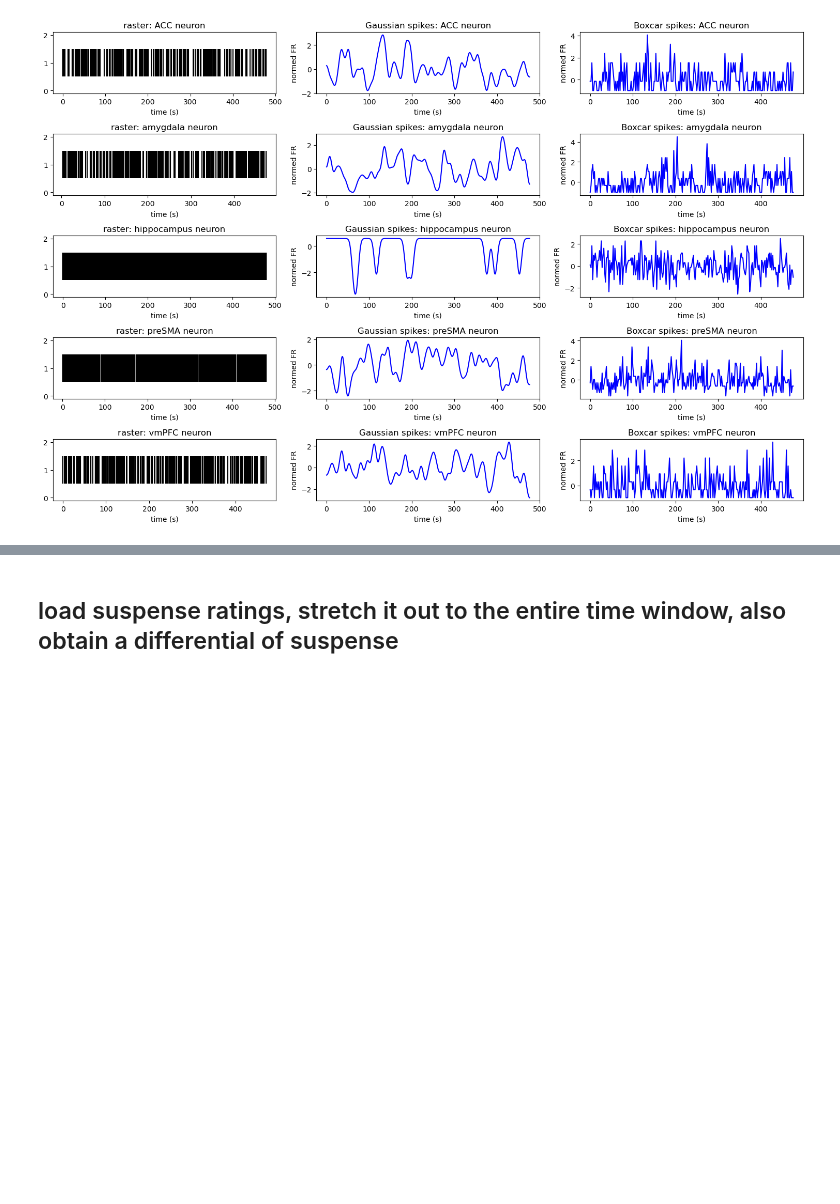
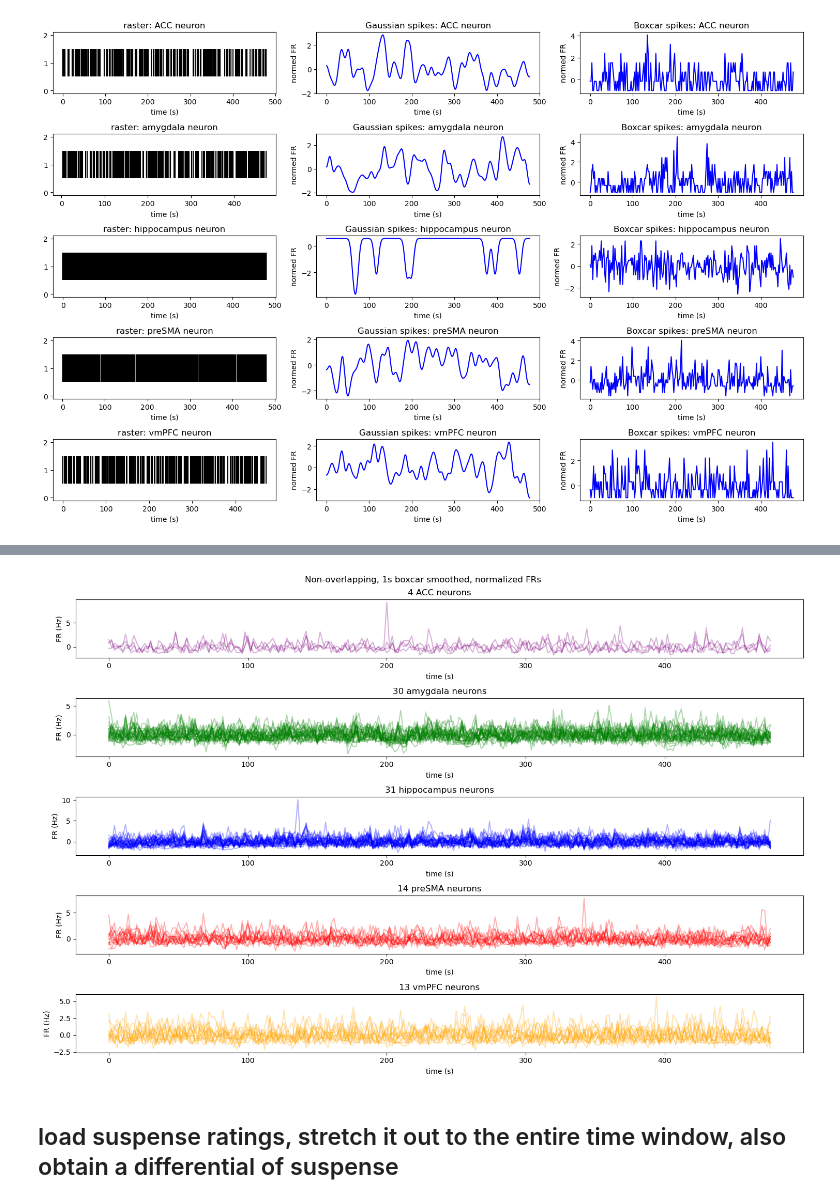
Before and after one commit to NuttidaLab/movie_analysis, a Jupyter notebook: encoding_analyses.ipynb, the cells around one changed output, grey strips where cells are left out. Cells and saved outputs as stored; diff of their text form; code cells hidden in the pictures; blank space fills up the shorter version.

```diff
--- a/encoding_analyses.ipynb
+++ b/encoding_analyses.ipynb
@@ -253,3 +277,24 @@ plt.show()
+# %%
+subj_df = df_encoding[df_encoding['sess'] == 'P54CS_R1']
+fig, ax = plt.subplots(5, 1, figsize=(15, 10))
+axs, ax = ax.flatten(), 0
+fig.suptitle('Non-overlapping, 1s boxcar smoothed, normalized FRs')
+colors = ['purple', 'green', 'blue', 'red', 'orange']
+
+for region, region_df in subj_df.groupby('region'):
+
+    for row, neur in region_df.iterrows():
+        axs[ax].plot(t_box, neur['boxcar_smooths'], color=colors[ax], alpha=0.3)  # alpha to reduce overplotting
+
+    axs[ax].set_title(f'{len(region_df)} {region} neurons')
+    axs[ax].set_xlabel('time (s)')
+    axs[ax].set_ylabel('FR (Hz)')
+    ax += 1
+
+plt.tight_layout()
+plt.show()
+# %% [output]
+[figure, added]
 # %% [markdown]
 ## load suspense ratings, stretch it out to the entire time window, also obtain a differential of suspense
 # %%
```
Also changed, not shown: parts of 2 cells of this notebook, 1 other file.
